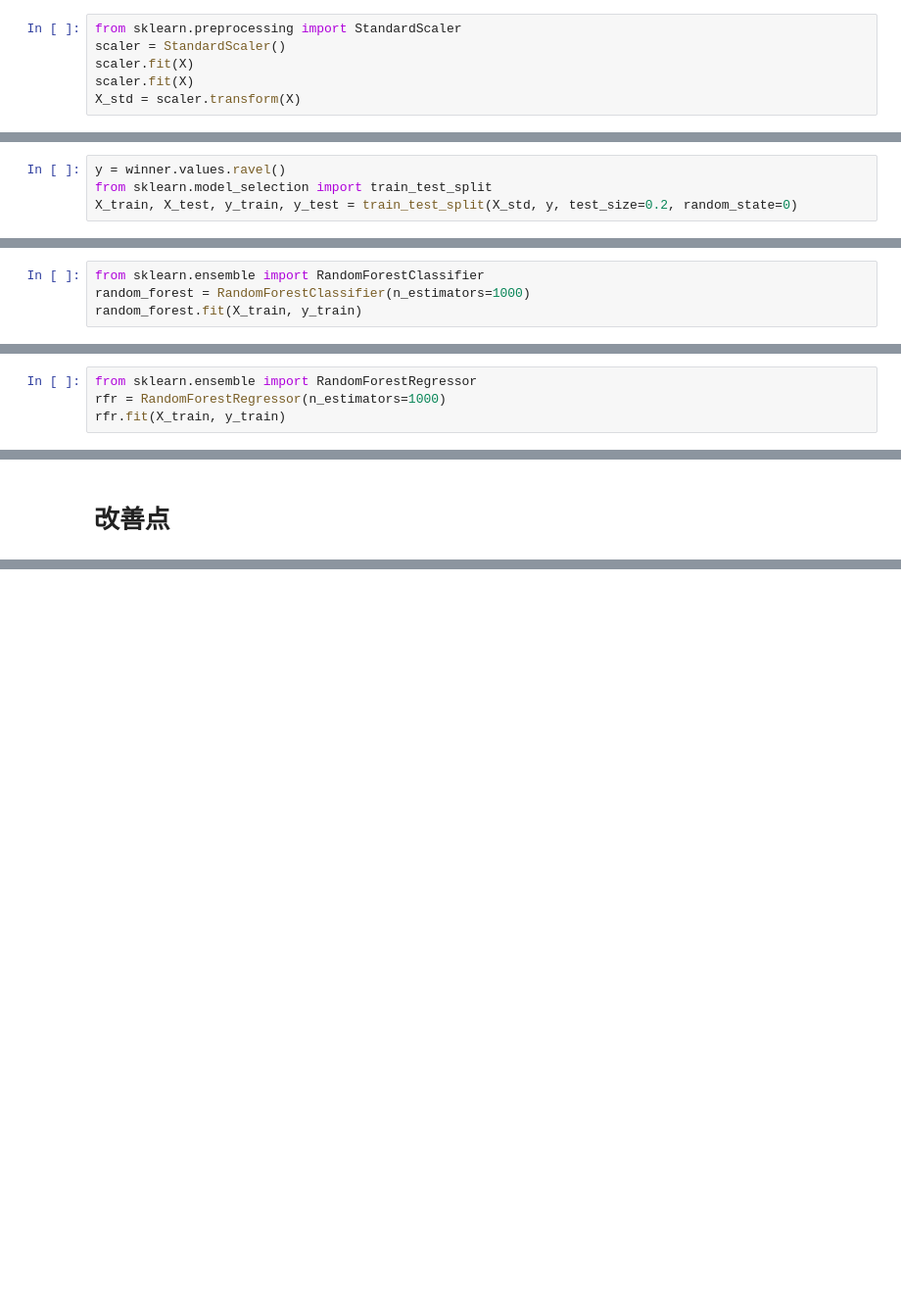
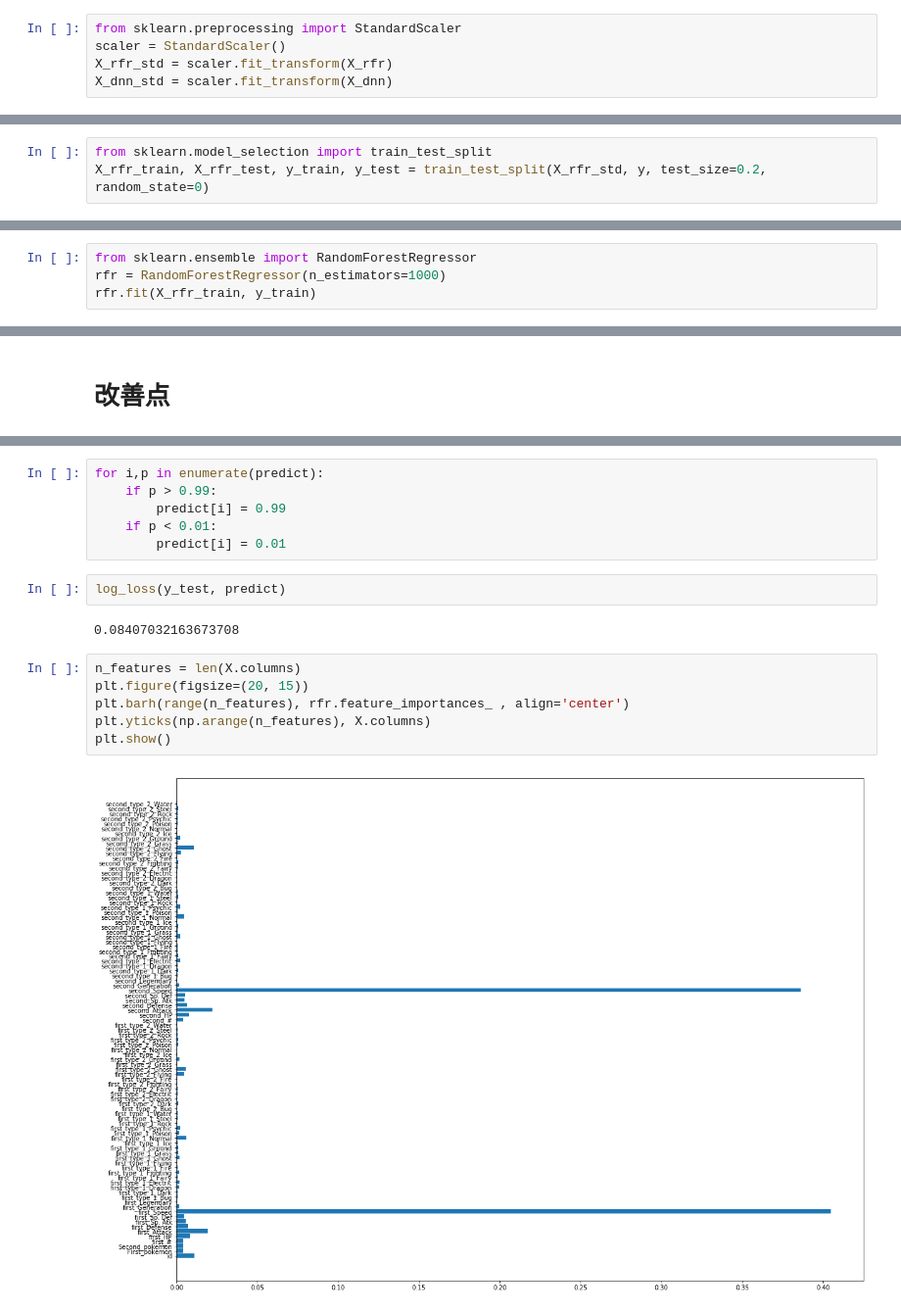
Before and after one commit to tomohiroo/kals_kaggler, a Jupyter notebook: pokemon/ueda/pokemon_ueda.ipynb, the cells around one changed output, grey strips where cells are left out. Shown: that part at 98% size. Cells and saved outputs as stored; diff of their text form; blank space fills up the shorter version.

Commit message:
devide X for random forest and dnn

```diff
--- a/pokemon/ueda/pokemon_ueda.ipynb
+++ b/pokemon/ueda/pokemon_ueda.ipynb
@@ -451,6 +355,5 @@ Name: 0, Length: 93, dtype: object
 # %%
 from sklearn.preprocessing import StandardScaler
 scaler = StandardScaler()
-scaler.fit(X)
-scaler.fit(X)
-X_std = scaler.transform(X)
+X_rfr_std = scaler.fit_transform(X_rfr)
+X_dnn_std = scaler.fit_transform(X_dnn)
@@ -457,4 +362,3 @@ X_std = scaler.transform(X)
 # %%
-y = winner.values.ravel()
 from sklearn.model_selection import train_test_split
-X_train, X_test, y_train, y_test = train_test_split(X_std, y, test_size=0.2, random_state=0)
+X_rfr_train, X_rfr_test, y_train, y_test = train_test_split(X_rfr_std, y, test_size=0.2, random_state=0)
@@ -469,7 +369,7 @@ from sklearn.metrics import log_loss
 # %% [markdown]
 ## random forest
 # %%
-from sklearn.ensemble import RandomForestClassifier
-random_forest = RandomForestClassifier(n_estimators=1000)
-random_forest.fit(X_train, y_train)
+from sklearn.ensemble import RandomForestRegressor
+rfr = RandomForestRegressor(n_estimators=1000)
+rfr.fit(X_rfr_train, y_train)
 # %% [output]
@@ -491,4 +385,0 @@ random_forest.score(X_test, y_test)
-# %%
-from sklearn.ensemble import RandomForestRegressor
-rfr = RandomForestRegressor(n_estimators=1000)
-rfr.fit(X_train, y_train)
@@ -1116,0 +865,18 @@ print(loaded_obj)
+# %%
+for i,p in enumerate(predict):
+    if p > 0.99:
+        predict[i] = 0.99
+    if p < 0.01:
+        predict[i] = 0.01
+# %%
+log_loss(y_test, predict)
+# %% [output]
+0.08407032163673708
+# %%
+n_features = len(X.columns)
+plt.figure(figsize=(20, 15))
+plt.barh(range(n_features), rfr.feature_importances_ , align='center')
+plt.yticks(np.arange(n_features), X.columns)
+plt.show()
+# %% [output]
+[figure, added]
```
Also changed, not shown: parts of 97 cells of this notebook, 10 other files.
